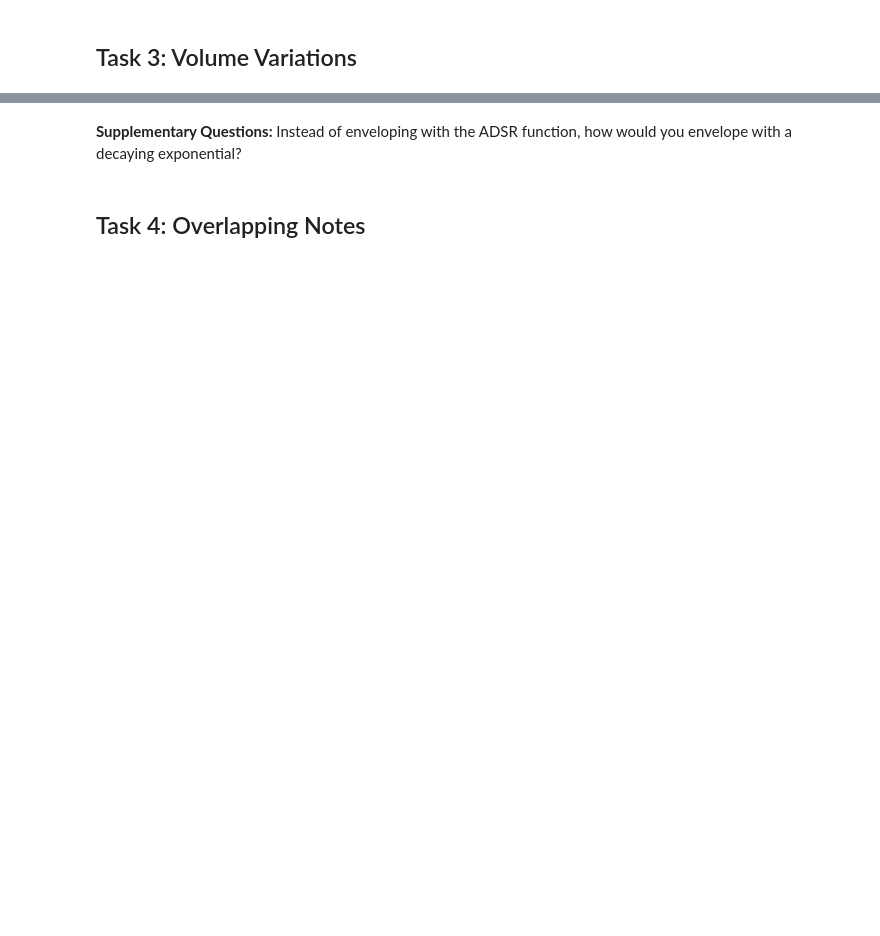
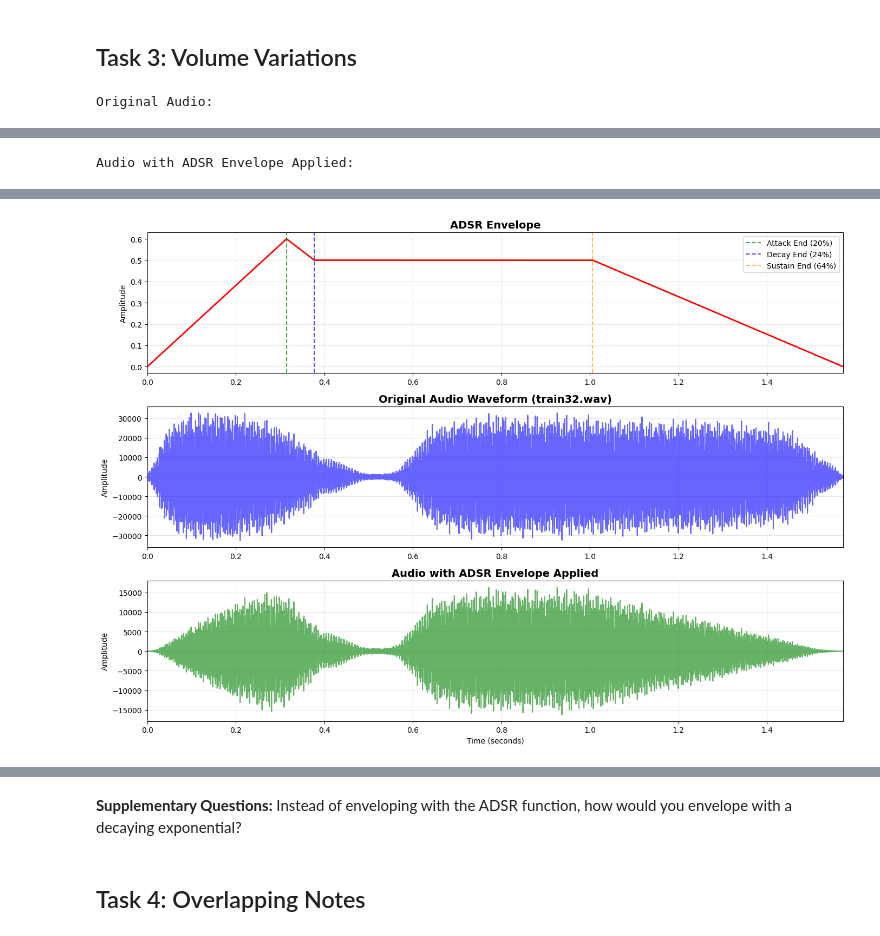
Before and after one commit to tonyechen/TECHIN_513, a Jupyter notebook: lab1/Lab1_Template.ipynb, the cells around one changed output, grey strips where cells are left out. Drawn from its saved outputs; the diff is of its cells as text; code cells hidden in the pictures; blank space fills up the shorter version.

```diff
--- a/lab1/Lab1_Template.ipynb
+++ b/lab1/Lab1_Template.ipynb
@@ -312,0 +373,78 @@ def adsr(note):
+# %%
+# Use your function Apply an ADSR envelope to each note.
+fs1, w = wav.read('train32.wav')
+modified_audio = adsr(w)
+
+# Play the audio sample
+import IPython.display as ipd
+print("Original Audio:")
+ipd.display(ipd.Audio(w, rate=fs1))
+print("\nAudio with ADSR Envelope Applied:")
+ipd.display(ipd.Audio(modified_audio, rate=fs1))
+
+# Display the envelope
+length = len(w)
+envelope = np.zeros(length)
+attack_len = int(0.20 * length)
+decay_len = int(0.04 * length)
+sustain_len = int(0.40 * length)
+release_len = int(0.36 * length)
+envelope[:attack_len] = np.linspace(0, 0.6, attack_len)
+decay_start = attack_len
+decay_end = decay_start + decay_len
+envelope[decay_start:decay_end] = np.linspace(0.6, 0.5, decay_len)
+sustain_start = decay_end
+sustain_end = sustain_start + sustain_len
+envelope[sustain_start:sustain_end] = 0.5
+release_start = sustain_end
+release_end = release_start + release_len
+envelope[release_start:release_end] = np.linspace(0.5, 0, release_len)
+if release_end < length:
+    envelope[release_end:] = 0
+
+plt.figure(figsize=(14, 10))
+
+plt.subplot(3, 1, 1)
+time_axis = np.arange(length) / fs1
+plt.plot(time_axis, envelope, 'r-', linewidth=2)
+plt.title('ADSR Envelope', fontsize=14, fontweight='bold')
+plt.ylabel('Amplitude')
+plt.grid(True, alpha=0.3)
+
+plt.axvline(x=attack_len/fs1, color='g', linestyle='--', alpha=0.7, label='Attack End (20%)')
+plt.axvline(x=decay_end/fs1, color='b', linestyle='--', alpha=0.7, label='Decay End (24%)')
+plt.axvline(x=sustain_end/fs1, color='orange', linestyle='--', alpha=0.7, label='Sustain End (64%)')
+plt.legend(loc='upper right')
+plt.xlim(0, length/fs1)
+
+plt.subplot(3, 1, 2)
+plt.plot(time_axis, w, 'b-', alpha=0.6)
+plt.title('Original Audio Waveform (train32.wav)', fontsize=14, fontweight='bold')
+plt.ylabel('Amplitude')
+plt.grid(True, alpha=0.3)
+plt.xlim(0, length/fs1)
+
+
+plt.subplot(3, 1, 3)
+plt.plot(time_axis, modified_audio, 'g-', alpha=0.6)
+plt.title('Audio with ADSR Envelope Applied', fontsize=14, fontweight='bold')
+plt.ylabel('Amplitude')
+plt.xlabel('Time (seconds)')
+plt.grid(True, alpha=0.3)
+plt.xlim(0, length/fs1)
+
+plt.tight_layout()
+plt.show()
+
+
+print("\n=== ADSR Envelope Parameters ===")
+print(f"Total Length: {length} samples ({length/fs1:.3f} seconds)")
+print(f"Sampling Rate: {fs1} Hz")
+print(f"\nPhase Breakdown:")
+print(f"Attack (A):  {attack_len:6d} samples ({attack_len/fs1:.3f}s) - 20% | 0% → 60% amplitude")
+print(f"Decay (D):   {decay_len:6d} samples ({decay_len/fs1:.3f}s) - 4%  | 60% → 50% amplitude")
+print(f"Sustain (S): {sustain_len:6d} samples ({sustain_len/fs1:.3f}s) - 40% | 50% constant amplitude")
+print(f"Release (R): {release_len:6d} samples ({release_len/fs1:.3f}s) - 36% | 50% → 0% amplitude")
+print(f"\nTotal: {attack_len + decay_len + sustain_len + release_len} samples")
+# %% [output]
+Original Audio:
@@ -312,0 +452 @@ def adsr(note):
+Audio with ADSR Envelope Applied:
@@ -312,0 +454 @@ def adsr(note):
+[figure, added]
```
Also changed, not shown: parts of 8 cells of this notebook.
